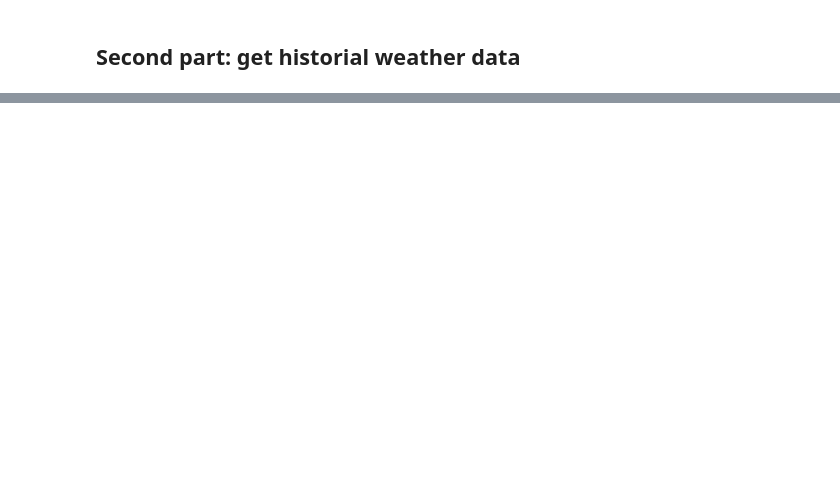
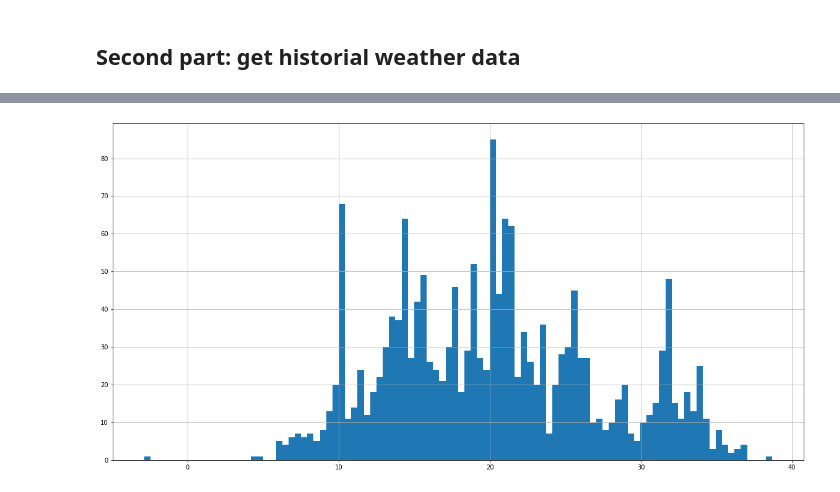
Before and after one commit to Jonas1312/cities-with-nice-weather, a Jupyter notebook: README.ipynb, the cells around one changed output, grey strips where cells are left out. Cells and saved outputs as stored; diff of their text form; code cells hidden in the pictures; blank space fills up the shorter version.

```diff
--- a/README.ipynb
+++ b/README.ipynb
@@ -246,0 +260,31 @@ We need historical monthly data of the last two decades for all the cities short
+# %%
+def get_mean_std_temperature_for_loc(lat: float, lon: float) -> tuple[float, float]:
+    pt = Point(lat=lat, lon=lon)
+    try:
+        with warnings.catch_warnings():  # disable some meteostat warnings
+            warnings.simplefilter("ignore")
+            data = Normals(pt, 1991, 2020).fetch()
+    except pd.errors.ParserError as e:
+        return np.nan, np.nan, np.nan, np.nan
+    mean_ = data["tmax"].mean()
+    std_ = data["tmax"].std()
+    tmax_ = data["tmax"].max()
+    range_ = data["tmax"].max() - data["tmax"].min()
+    return mean_, std_, tmax_, range_
+# %%
+Tmean = []
+Tstd = []
+Tmax = []
+Trange = []
+for row in tqdm(df.itertuples(), total=df.shape[0]):
+    mean_, std_, tmax_, range_ = get_mean_std_temperature_for_loc(row.lat, row.lng)
+    Tmean.append(mean_)
+    Tstd.append(std_)
+    Tmax.append(tmax_)
+    Trange.append(range_)
+df["Tmean"] = Tmean
+df["Tstd"] = Tstd
+df["Tmax"] = Tmax
+df["Trange"] = Trange
+# %%
+df.dropna(subset=["Tmean", "Tstd", "Tmax"], inplace=True)
@@ -246,0 +315,4 @@ We need historical monthly data of the last two decades for all the cities short
+# %%
+df["Tmean"].hist(bins=100);
+# %% [output]
+[figure, added]
```
Also changed, not shown: parts of 29 cells of this notebook.
